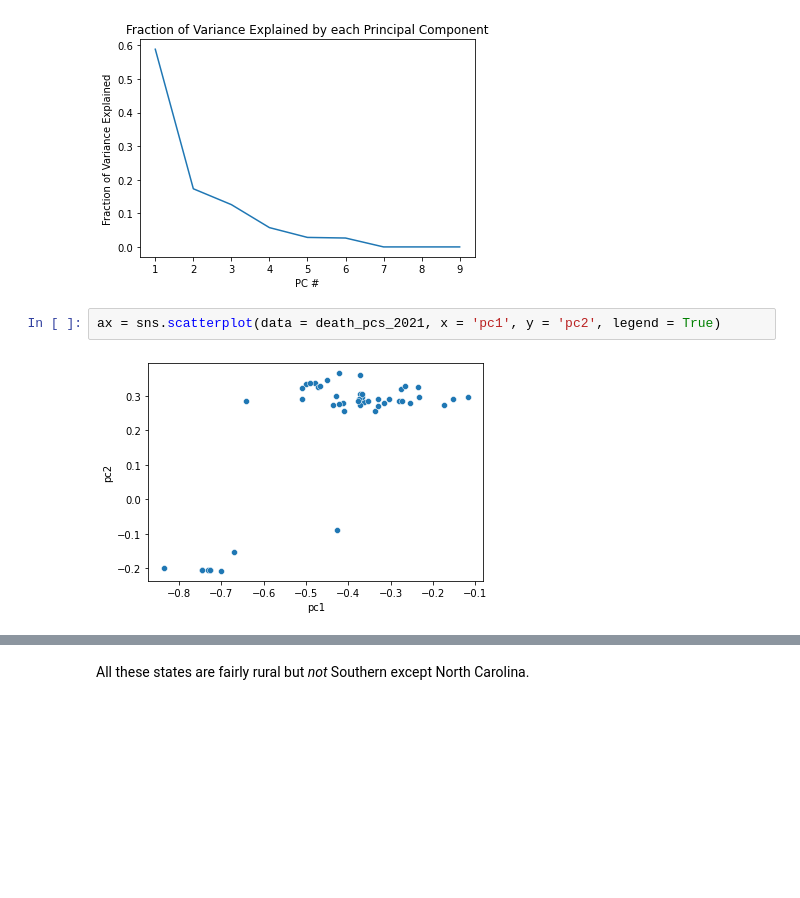
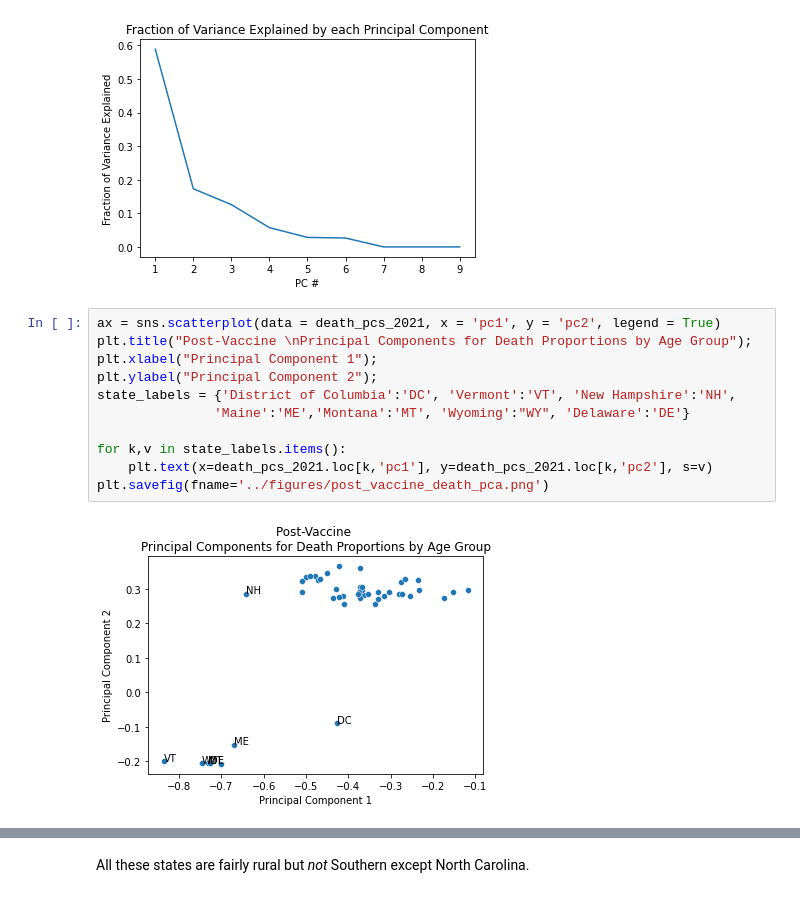
Before and after one commit to amichaelsen/COVID_project, a Jupyter notebook: data/COVID Deaths Analysis (PCA).ipynb, the cells around one changed output, grey strips where cells are left out. Saved outputs shown, nothing was run; the diff lists cells and outputs as text; blank space fills up the shorter version.

```diff
--- a/data/COVID Deaths Analysis (PCA).ipynb
+++ b/data/COVID Deaths Analysis (PCA).ipynb
@@ -362,8 +386,17 @@ plt.ylabel('Fraction of Variance Explained');
 plt.title('Fraction of Variance Explained by each Principal Component');
 # %% [output]
 [figure]
-# %%
-ax = sns.scatterplot(data = death_pcs_2021, x = 'pc1', y = 'pc2', legend = True)
-# %% [output]
-[figure, removed]
+# %%
+ax = sns.scatterplot(data = death_pcs_2021, x = 'pc1', y = 'pc2', legend = True)
+plt.title("Post-Vaccine \nPrincipal Components for Death Proportions by Age Group");
+plt.xlabel("Principal Component 1");
+plt.ylabel("Principal Component 2");
+state_labels = {'District of Columbia':'DC', 'Vermont':'VT', 'New Hampshire':'NH',
+               'Maine':'ME','Montana':'MT', 'Wyoming':"WY", 'Delaware':'DE'}
+
+for k,v in state_labels.items():
+    plt.text(x=death_pcs_2021.loc[k,'pc1'], y=death_pcs_2021.loc[k,'pc2'], s=v)
+plt.savefig(fname='../figures/post_vaccine_death_pca.png')
+# %% [output]
+[figure, added]
 # %%
```
Also changed, not shown: parts of 7 cells of this notebook, 4 other files.
